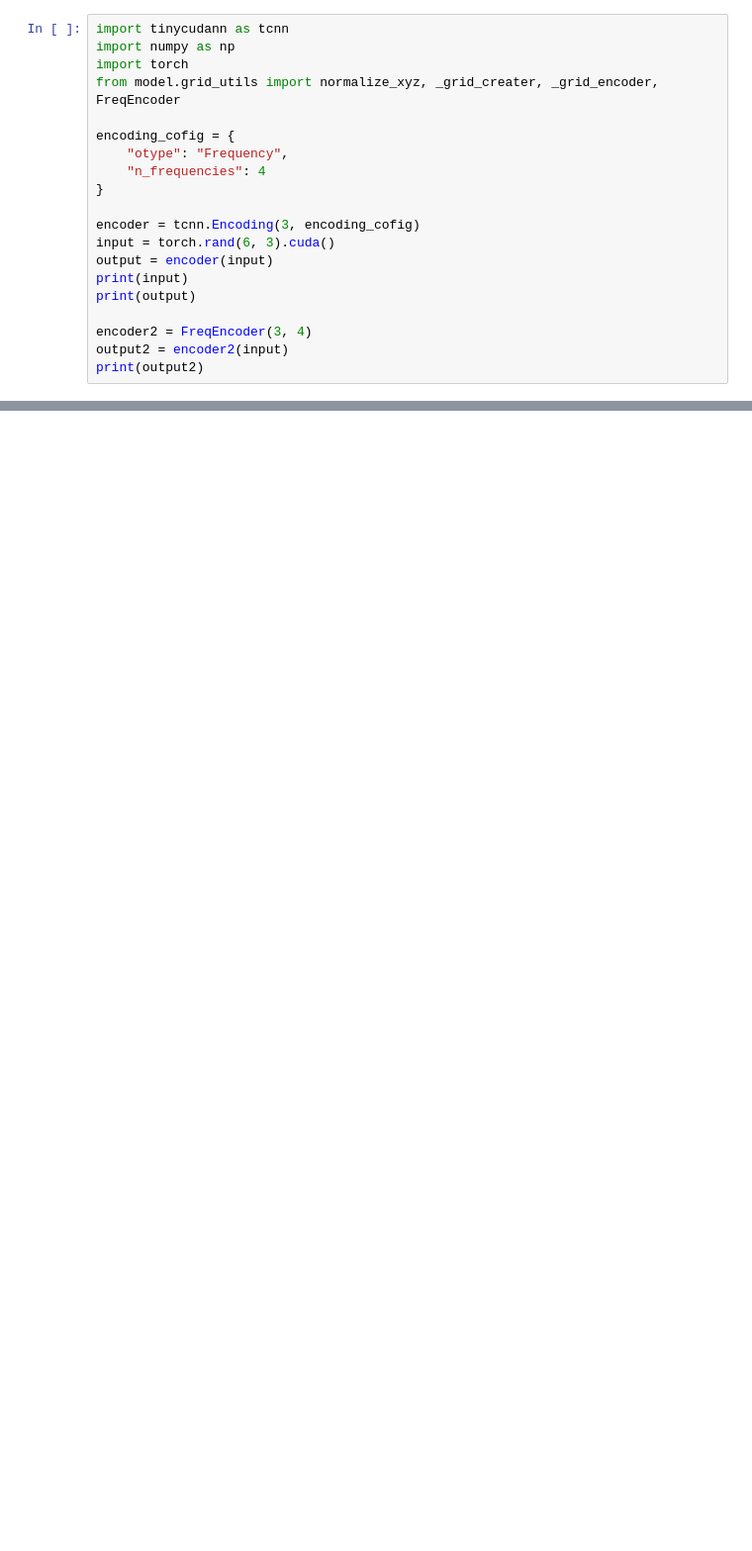
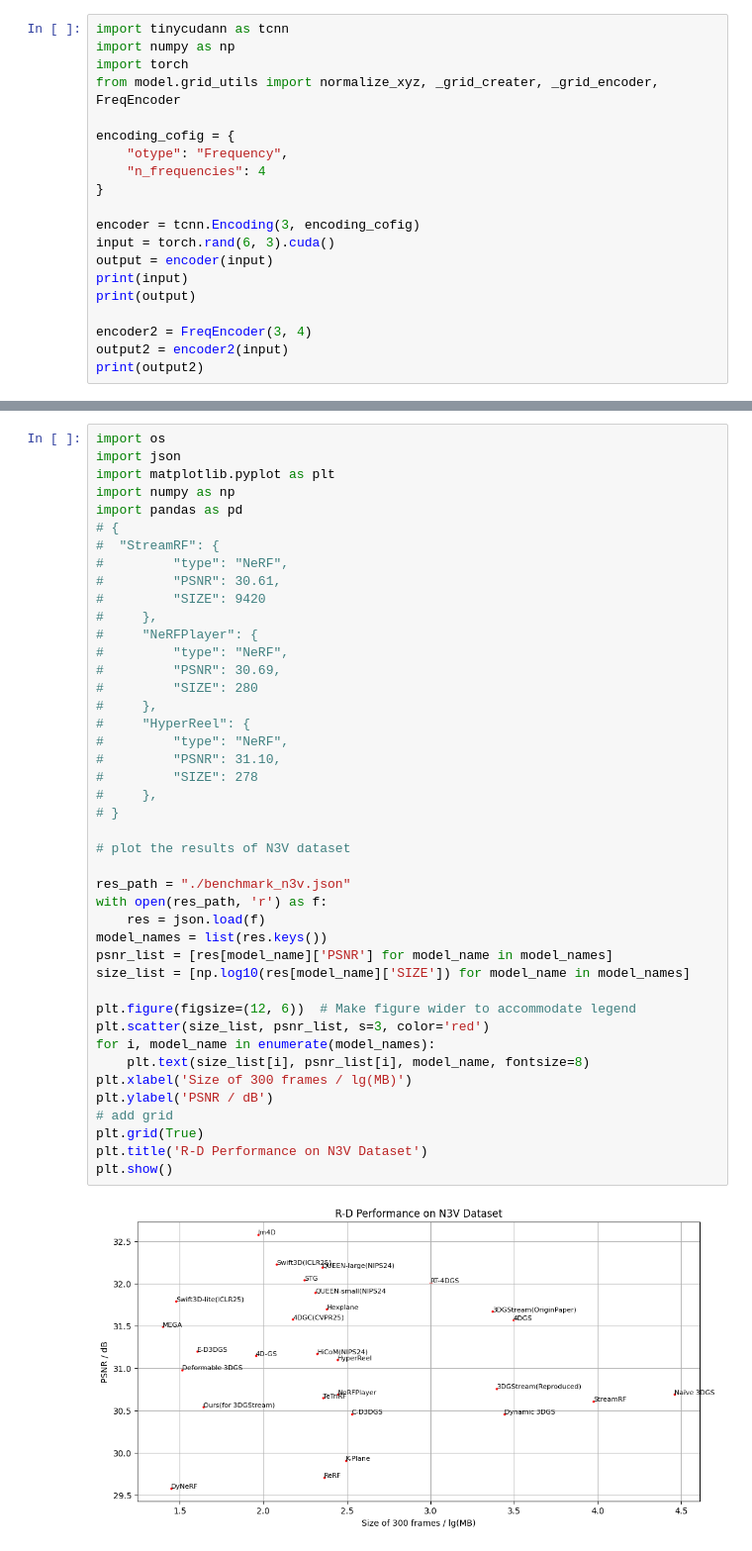
Before and after one commit to Mr-Zwkid/D-FCGS, a Jupyter notebook: myShot_FCGS.ipynb, the cells around one changed output, grey strips where cells are left out. Shown at 99% size. Drawn from its saved outputs; the diff is of its cells as text; blank space fills up the shorter version.

```diff
--- a/myShot_FCGS.ipynb
+++ b/myShot_FCGS.ipynb
@@ -105,0 +622,45 @@ EntropyFactorizedMotion._factor.2 torch.Size([64, 3, 1])
+# %%
+import os
+import json
+import matplotlib.pyplot as plt
+import numpy as np
+import pandas as pd
+# {
+#  "StreamRF": {
+#         "type": "NeRF",
+#         "PSNR": 30.61,
+#         "SIZE": 9420
+#     },
+#     "NeRFPlayer": {
+#         "type": "NeRF",
+#         "PSNR": 30.69,
+#         "SIZE": 280
+#     },
+#     "HyperReel": {
+#         "type": "NeRF",
+#         "PSNR": 31.10,
+#         "SIZE": 278
+#     },
+# }
+
+# plot the results of N3V dataset
+
+res_path = "./benchmark_n3v.json"
+with open(res_path, 'r') as f:
+    res = json.load(f)
+model_names = list(res.keys())
+psnr_list = [res[model_name]['PSNR'] for model_name in model_names]
+size_list = [np.log10(res[model_name]['SIZE']) for model_name in model_names]
+
+plt.figure(figsize=(12, 6))  # Make figure wider to accommodate legend
+plt.scatter(size_list, psnr_list, s=3, color='red')
+for i, model_name in enumerate(model_names):
+    plt.text(size_list[i], psnr_list[i], model_name, fontsize=8)
+plt.xlabel('Size of 300 frames / lg(MB)')
+plt.ylabel('PSNR / dB')
+# add grid
+plt.grid(True)
+plt.title('R-D Performance on N3V Dataset')
+plt.show()
+# %% [output]
+[figure, added]
```
Also changed, not shown: parts of 9 cells of this notebook, 18 other files.
